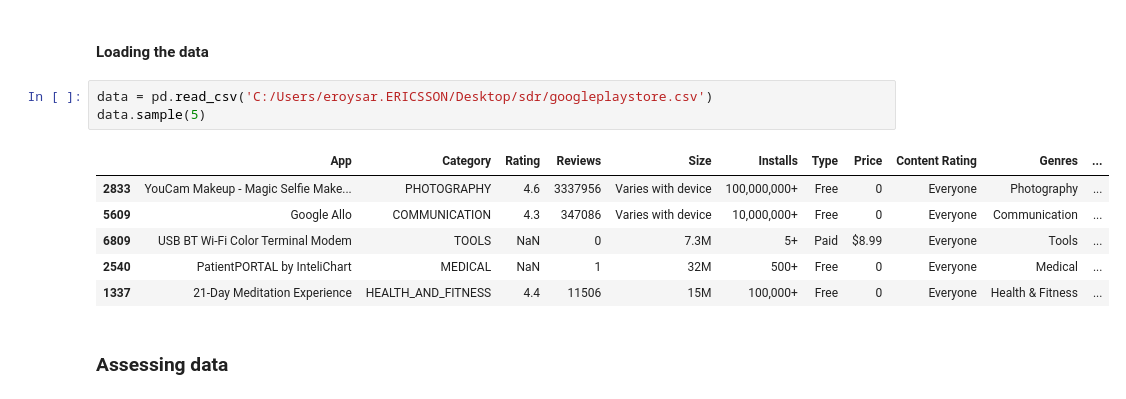
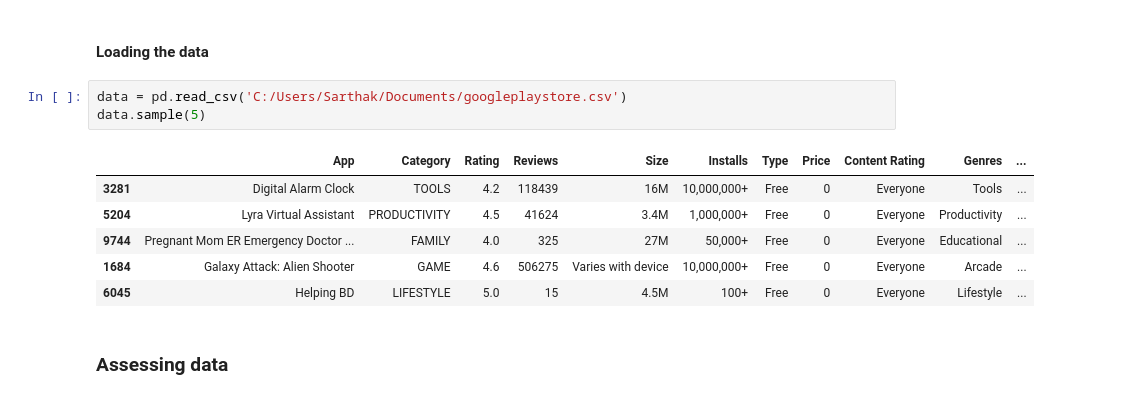
Before and after one commit to sdr1993/playstore, a Jupyter notebook: playstore.ipynb, the cells around one changed output. Cells and saved outputs as stored; diff of their text form.

```diff
--- a/playstore.ipynb
+++ b/playstore.ipynb
@@ -8,15 +8,15 @@ warnings.filterwarnings('ignore')
 # %% [markdown]
 #### Loading the data ####
 # %%
-data = pd.read_csv('C:/Users/eroysar.ERICSSON/Desktop/sdr/googleplaystore.csv')
+data = pd.read_csv('C:/Users/Sarthak/Documents/googleplaystore.csv')
 data.sample(5)
 # %% [output]
 |  | App | Category | Rating | Reviews | Size | Installs | Type | Price | Content Rating | Genres | ... |
-| 2833 | YouCam Makeup - Magic Selfie Make... | PHOTOGRAPHY | 4.6 | 3337956 | Varies with device | 100,000,000+ | Free | 0 | Everyone | Photography | ... |
-| 5609 | Google Allo | COMMUNICATION | 4.3 | 347086 | Varies with device | 10,000,000+ | Free | 0 | Everyone | Communication | ... |
-| 6809 | USB BT Wi-Fi Color Terminal Modem | TOOLS | NaN | 0 | 7.3M | 5+ | Paid | $8.99 | Everyone | Tools | ... |
-| 2540 | PatientPORTAL by InteliChart | MEDICAL | NaN | 1 | 32M | 500+ | Free | 0 | Everyone | Medical | ... |
-| 1337 | 21-Day Meditation Experience | HEALTH_AND_FITNESS | 4.4 | 11506 | 15M | 100,000+ | Free | 0 | Everyone | Health & Fitness | ... |
+| 3281 | Digital Alarm Clock | TOOLS | 4.2 | 118439 | 16M | 10,000,000+ | Free | 0 | Everyone | Tools | ... |
+| 5204 | Lyra Virtual Assistant | PRODUCTIVITY | 4.5 | 41624 | 3.4M | 1,000,000+ | Free | 0 | Everyone | Productivity | ... |
+| 9744 | Pregnant Mom ER Emergency Doctor ... | FAMILY | 4.0 | 325 | 27M | 50,000+ | Free | 0 | Everyone | Educational | ... |
+| 1684 | Galaxy Attack: Alien Shooter | GAME | 4.6 | 506275 | Varies with device | 10,000,000+ | Free | 0 | Everyone | Arcade | ... |
+| 6045 | Helping BD | LIFESTYLE | 5.0 | 15 | 4.5M | 100+ | Free | 0 | Everyone | Lifestyle | ... |
 # %% [markdown]
 ### Assessing data ###
 # %%
```
Also changed, not shown: parts of 12 cells of this notebook.
